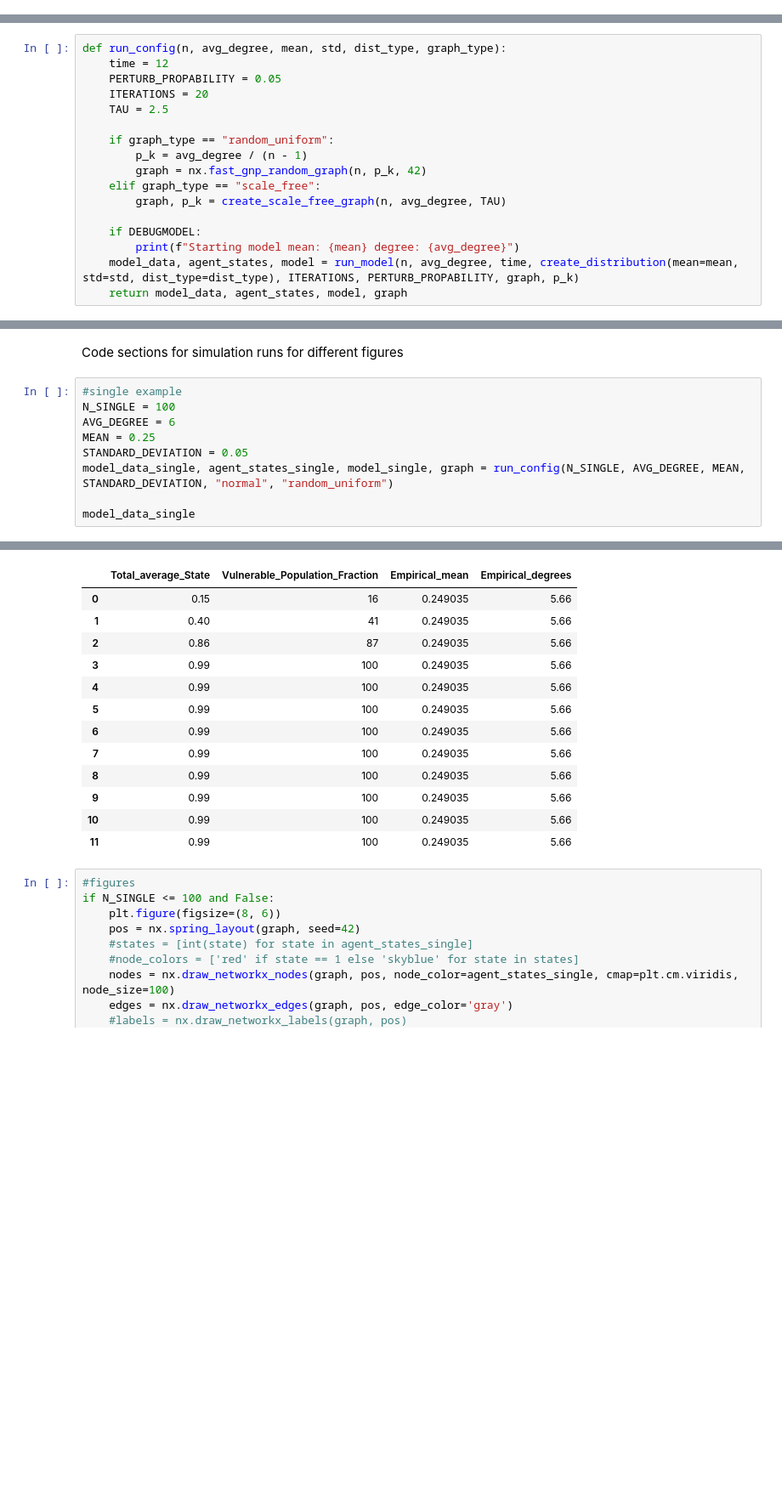
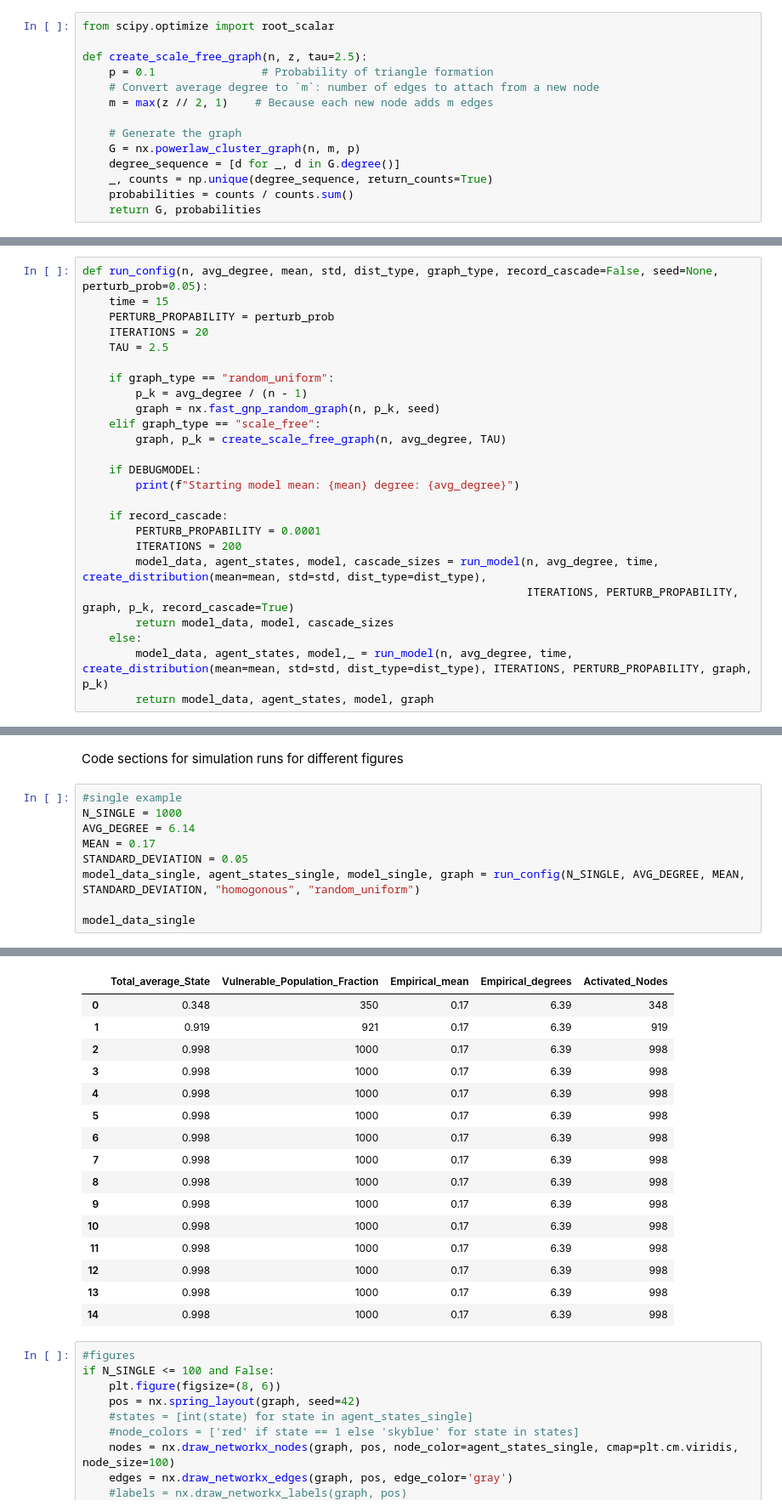
Before and after one commit to Fab159ian/CMSS_Exercises, a Jupyter notebook: exercise2.ipynb, the cells around one changed output, grey strips where cells are left out. Shown: that part at 85% size. Saved outputs shown, nothing was run; the diff lists cells and outputs as text; blank space fills up the shorter version.

```diff
--- a/exercise2.ipynb
+++ b/exercise2.ipynb
@@ -476,22 +428,44 @@ def create_scale_free_graph(n, z, tau): #TODO check if this can be made better
+# %%
+from scipy.optimize import root_scalar
+
+def create_scale_free_graph(n, z, tau=2.5):
+    p = 0.1                # Probability of triangle formation
+    # Convert average degree to `m`: number of edges to attach from a new node
+    m = max(z // 2, 1)    # Because each new node adds m edges
+
+    # Generate the graph
+    G = nx.powerlaw_cluster_graph(n, m, p)
+    degree_sequence = [d for _, d in G.degree()]
+    _, counts = np.unique(degree_sequence, return_counts=True)
+    probabilities = counts / counts.sum()
+    return G, probabilities
 # %% [markdown]
 Run configuration (sets up important stuff outside of direct model simulation e.g. graph creation)
 # %%
-def run_config(n, avg_degree, mean, std, dist_type, graph_type):
-    time = 12
-    PERTURB_PROPABILITY = 0.05
+def run_config(n, avg_degree, mean, std, dist_type, graph_type, record_cascade=False, seed=None, perturb_prob=0.05):
+    time = 15
+    PERTURB_PROPABILITY = perturb_prob
     ITERATIONS = 20
     TAU = 2.5
 
     if graph_type == "random_uniform":
         p_k = avg_degree / (n - 1)
-        graph = nx.fast_gnp_random_graph(n, p_k, 42)
+        graph = nx.fast_gnp_random_graph(n, p_k, seed)
     elif graph_type == "scale_free":
         graph, p_k = create_scale_free_graph(n, avg_degree, TAU)
 
     if DEBUGMODEL:
         print(f"Starting model mean: {mean} degree: {avg_degree}")
-    model_data, agent_states, model = run_model(n, avg_degree, time, create_distribution(mean=mean, std=std, dist_type=dist_type), ITERATIONS, PERTURB_PROPABILITY, graph, p_k)
-    return model_data, agent_states, model, graph
+
+    if record_cascade:
+        PERTURB_PROPABILITY = 0.0001
+        ITERATIONS = 200
+        model_data, agent_states, model, cascade_sizes = run_model(n, avg_degree, time, create_distribution(mean=mean, std=std, dist_type=dist_type),
+                                                                   ITERATIONS, PERTURB_PROPABILITY, graph, p_k, record_cascade=True)
+        return model_data, model, cascade_sizes
+    else:
+        model_data, agent_states, model,_ = run_model(n, avg_degree, time, create_distribution(mean=mean, std=std, dist_type=dist_type), ITERATIONS, PERTURB_PROPABILITY, graph, p_k)
+        return model_data, agent_states, model, graph
 # %% [markdown]
 Run multiple models to fill matrix (overly simple and not performant(O^2) but still works fine)
 # %%
@@ -506,11 +480,11 @@ def create_model_matrix(N, degree_list, mean_list, std, dist_type, graph_type):
 Code sections for simulation runs for different figures
 # %%
 #single example
-N_SINGLE = 100
-AVG_DEGREE = 6
-MEAN = 0.25
+N_SINGLE = 1000
+AVG_DEGREE = 6.14
+MEAN = 0.17
 STANDARD_DEVIATION = 0.05
-model_data_single, agent_states_single, model_single, graph = run_config(N_SINGLE, AVG_DEGREE, MEAN, STANDARD_DEVIATION, "normal", "random_uniform")
+model_data_single, agent_states_single, model_single, graph = run_config(N_SINGLE, AVG_DEGREE, MEAN, STANDARD_DEVIATION, "homogonous", "random_uniform")
 
 model_data_single
 # %% [output]
@@ -534,16 +491,19 @@ Starting model mean: 0.4 degree: 30
-|  | Total_average_State | Vulnerable_Population_Fraction | Empirical_mean | Empirical_degrees |
-| 0 | 0.15 | 16 | 0.249035 | 5.66 |
-| 1 | 0.40 | 41 | 0.249035 | 5.66 |
-| 2 | 0.86 | 87 | 0.249035 | 5.66 |
-| 3 | 0.99 | 100 | 0.249035 | 5.66 |
-| 4 | 0.99 | 100 | 0.249035 | 5.66 |
-| 5 | 0.99 | 100 | 0.249035 | 5.66 |
-| 6 | 0.99 | 100 | 0.249035 | 5.66 |
-| 7 | 0.99 | 100 | 0.249035 | 5.66 |
-| 8 | 0.99 | 100 | 0.249035 | 5.66 |
-| 9 | 0.99 | 100 | 0.249035 | 5.66 |
-| 10 | 0.99 | 100 | 0.249035 | 5.66 |
-| 11 | 0.99 | 100 | 0.249035 | 5.66 |
+|  | Total_average_State | Vulnerable_Population_Fraction | Empirical_mean | Empirical_degrees | Activated_Nodes |
+| 0 | 0.348 | 350 | 0.17 | 6.39 | 348 |
+| 1 | 0.919 | 921 | 0.17 | 6.39 | 919 |
+| 2 | 0.998 | 1000 | 0.17 | 6.39 | 998 |
+| 3 | 0.998 | 1000 | 0.17 | 6.39 | 998 |
+| 4 | 0.998 | 1000 | 0.17 | 6.39 | 998 |
+| 5 | 0.998 | 1000 | 0.17 | 6.39 | 998 |
+| 6 | 0.998 | 1000 | 0.17 | 6.39 | 998 |
+| 7 | 0.998 | 1000 | 0.17 | 6.39 | 998 |
+| 8 | 0.998 | 1000 | 0.17 | 6.39 | 998 |
+| 9 | 0.998 | 1000 | 0.17 | 6.39 | 998 |
+| 10 | 0.998 | 1000 | 0.17 | 6.39 | 998 |
+| 11 | 0.998 | 1000 | 0.17 | 6.39 | 998 |
+| 12 | 0.998 | 1000 | 0.17 | 6.39 | 998 |
+| 13 | 0.998 | 1000 | 0.17 | 6.39 | 998 |
+| 14 | 0.998 | 1000 | 0.17 | 6.39 | 998 |
 # %%
 #figures
 if N_SINGLE <= 100 and False:
```
Also changed, not shown: parts of 17 cells of this notebook.
